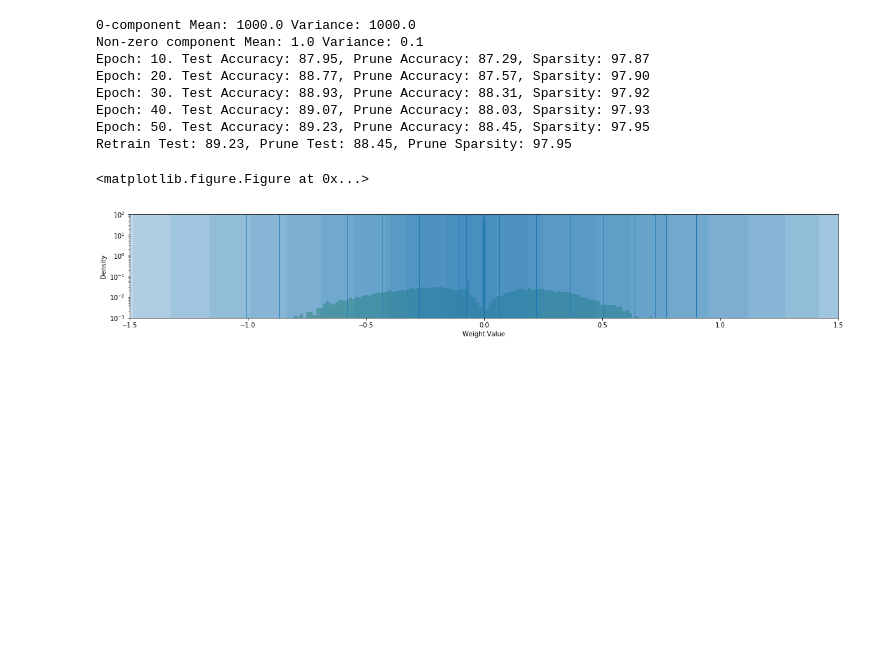
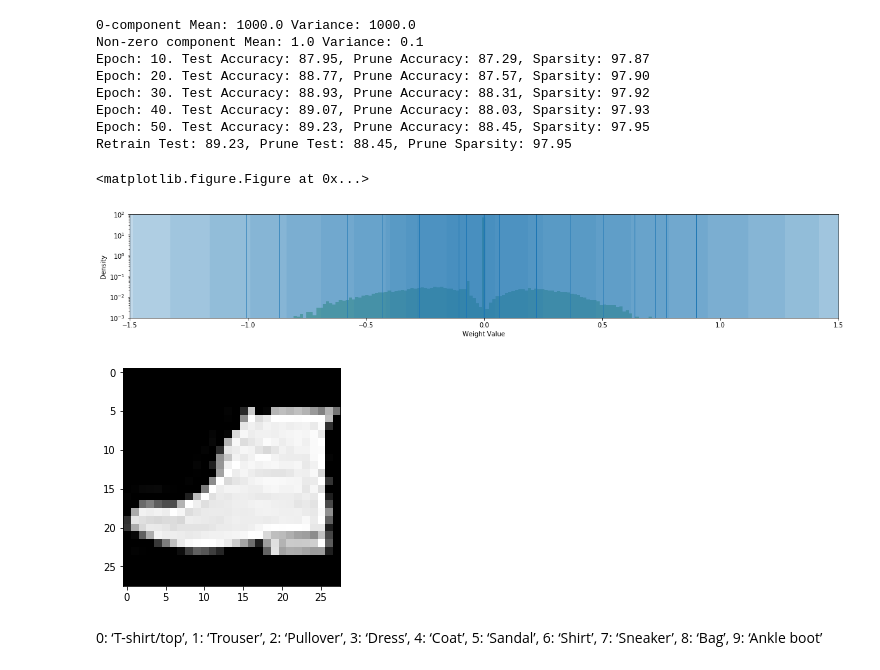
Before and after one commit to okz12/NN_compression, a Jupyter notebook: writeup/sws/sws_gen.ipynb, the cells around one changed output. Cells and saved outputs as stored; diff of their text form; code cells hidden in the pictures; blank space fills up the shorter version.

```diff
--- a/writeup/sws/sws_gen.ipynb
+++ b/writeup/sws/sws_gen.ipynb
@@ -175,3 +196,5 @@ Epoch: 50. Test Accuracy: 89.23, Prune Accuracy: 88.45, Sparsity: 97.95
 Retrain Test: 89.23, Prune Test: 88.45, Prune Sparsity: 97.95
 <matplotlib.figure.Figure at 0x...>
 [figure]
+# %%
+labels = test_data(fetch="labels", dset="fashionmnist")[0:1000].numpy()
@@ -177,0 +203,17 @@ Retrain Test: 89.23, Prune Test: 88.45, Prune Sparsity: 97.95
+# %%
+obj_l = []
+for i in range(10):
+    obj_l.append(int(np.where(labels == i)[0][5]))
+# %% [output]
+[figure, added]
+# %% [markdown]
+ 0: ‘T-shirt/top’,
+ 1: ‘Trouser’,
+ 2: ‘Pullover’,
+ 3: ‘Dress’,
+ 4: ‘Coat’,
+ 5: ‘Sandal’,
+ 6: ‘Shirt’,
+ 7: ‘Sneaker’,
+ 8: ‘Bag’,
+ 9: ‘Ankle boot’
```
Also changed, not shown: parts of 5 cells of this notebook, 13 other files.
